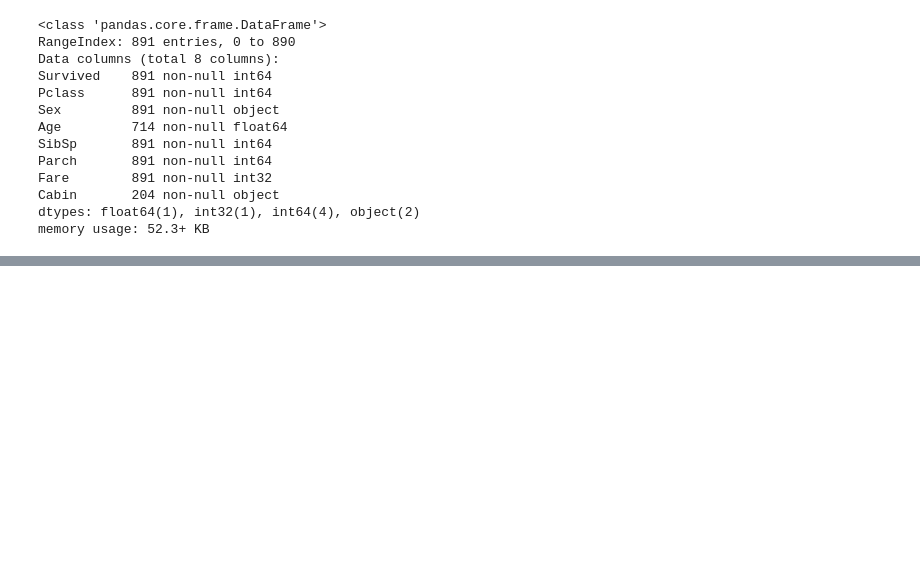
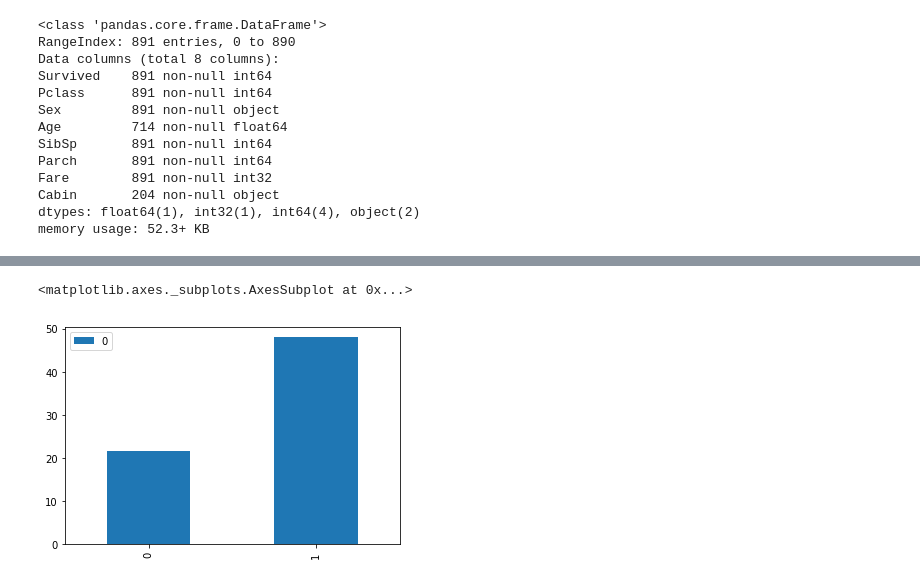
Before and after one commit to innovator-arjun/Titanic-Survival-Prediction, a Jupyter notebook: Updated Titanic Survival.ipynb, the cells around one changed output, grey strips where cells are left out. Cells and saved outputs as stored; diff of their text form; code cells hidden in the pictures; blank space fills up the shorter version.

```diff
--- a/Updated Titanic Survival.ipynb
+++ b/Updated Titanic Survival.ipynb
@@ -598,0 +604,5 @@ std_fare=DataFrame([fare_not_survived.std(),fare_survived.std()])
+# %%
+avg_fare.plot(kind='bar')
+# %% [output]
+<matplotlib.axes._subplots.AxesSubplot at 0x...>
+[figure, added]
```
Also changed, not shown: parts of 5 cells of this notebook.
